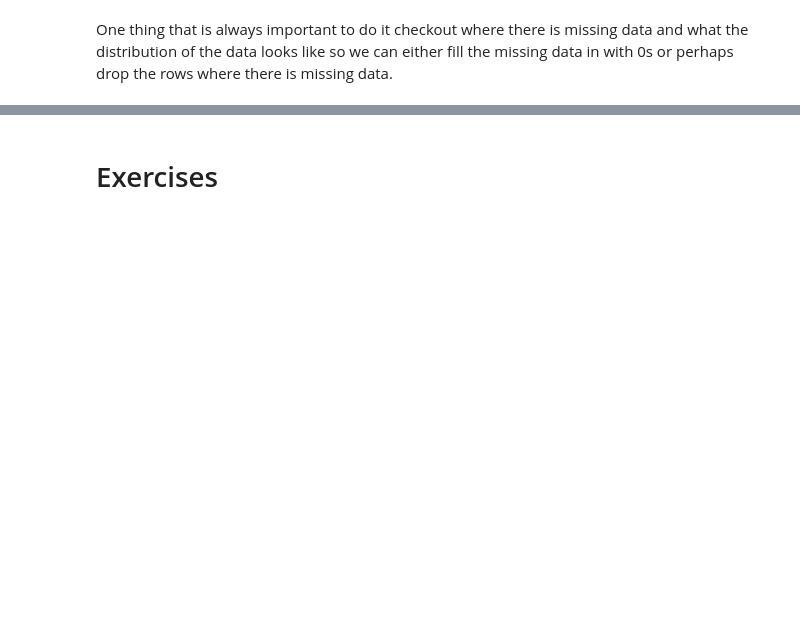
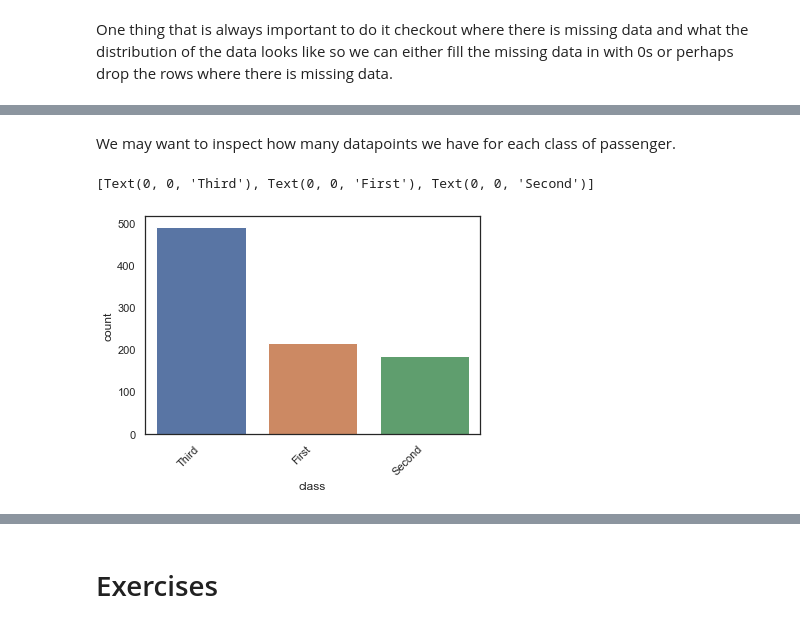
Before and after one commit to fuzzy-tribble/data_science_foundations, a Jupyter notebook: python_libraries_seaborn.ipynb, the cells around one changed output, grey strips where cells are left out. Saved outputs shown, nothing was run; the diff lists cells and outputs as text; code cells hidden in the pictures; blank space fills up the shorter version.

```diff
--- a/python_libraries_seaborn.ipynb
+++ b/python_libraries_seaborn.ipynb
@@ -562,0 +328,10 @@ I hope you feel good and comfy, now your turn to dive into the exercises :)
+# %% [markdown]
+We may want to inspect how many datapoints we have for each class of passenger.
+# %%
+g = sns.countplot(x='class', data=titanic,
+                  order=titanic['class'].value_counts().index)
+g.set_xticklabels(g.get_xticklabels(), rotation=45,
+                  horizontalalignment='right')
+# %% [output]
+[Text(0, 0, 'Third'), Text(0, 0, 'First'), Text(0, 0, 'Second')]
+[figure, added]
```
Also changed, not shown: parts of 78 cells of this notebook, 1 other file.
